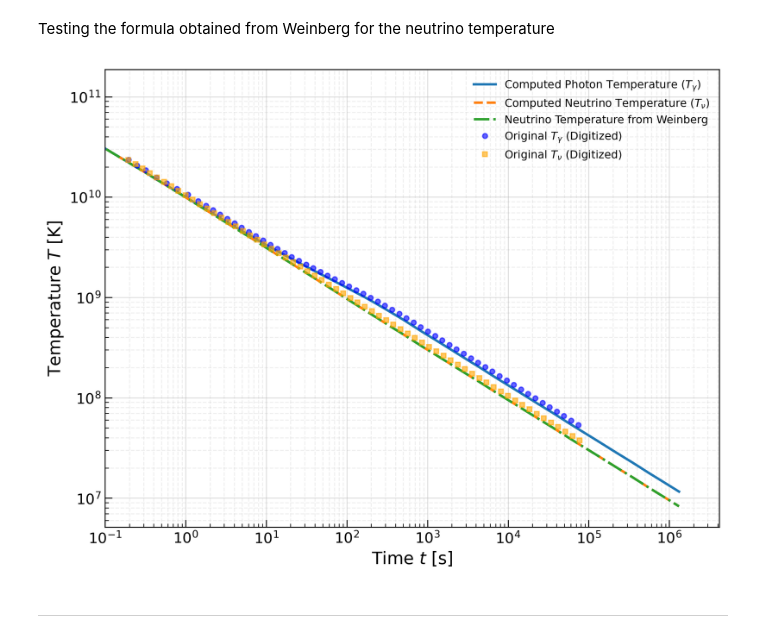
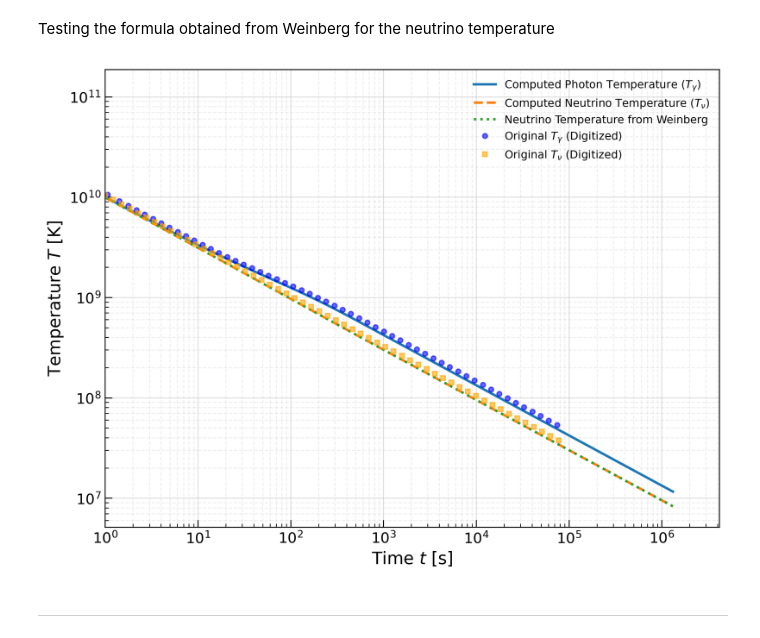
Before and after one commit to Booritth-Balaji/Dark-Matter-Thesis, a Jupyter notebook: Codes-and-Data/BBN-simple-recreated.ipynb, the cells around one changed output. Saved outputs shown, nothing was run; the diff lists cells and outputs as text; code cells hidden in the pictures.

```diff
--- a/Codes-and-Data/BBN-simple-recreated.ipynb
+++ b/Codes-and-Data/BBN-simple-recreated.ipynb
@@ -329,36 +331,36 @@ T_gamma_digitized = np.loadtxt('digitized-plots/BBN-simple-plots/Tnu-and-Tgamma/
 
 # Create a figure with a standard scientific aspect ratio
 plt.figure(figsize=(8, 6), dpi=300)
 
 # Plot the computed temperatures
 plt.loglog(t, MeVtoK(T), label=r'Computed Photon Temperature ($T_\gamma$)', linewidth=2)
 plt.loglog(t, MeVtoK(Tnu), label=r'Computed Neutrino Temperature ($T_\nu$)', linewidth=2, linestyle='--')
-plt.loglog(t, MeVtoK(Tnu_weinberg), label=r'Neutrino Temperature from Weinberg', linewidth=2, linestyle='-.')
+plt.loglog(t, MeVtoK(Tnu_weinberg), label=r'Neutrino Temperature from Weinberg', linewidth=2, linestyle=':')
 
 # Plot the digitized original data (multiplying by 1e9 since digitized data is in T9)
 plt.loglog(T_gamma_digitized[:, 0], 1e9 * T_gamma_digitized[:, 1], 'o', label=r'Original $T_\gamma$ (Digitized)', markersize=4, alpha=0.6, color='blue')
 plt.loglog(T_nu_digitized[:, 0], 1e9 * T_nu_digitized[:, 1], 's', label=r'Original $T_\nu$ (Digitized)', markersize=4, alpha=0.6, color='orange')
 
 # Axis limits and labels
-plt.xlim(left=0.1) # Keeping your lower limit constraint
+plt.xlim(left=1) # Keeping your lower limit constraint
 plt.xlabel(r'Time $t$ [s]', fontsize=14)
 plt.ylabel(r'Temperature $T$ [K]', fontsize=14)
 
 # Tick parameters for paper-quality
 plt.tick_params(axis='both', which='major', labelsize=12, length=6, direction='in')
 plt.tick_params(axis='both', which='minor', length=3, direction='in')
 
 # Add grid lines for easier reading on a log-log plot
 plt.grid(True, which="major", ls="-", alpha=0.4)
 plt.grid(True, which="minor", ls="--", alpha=0.2)
 
 # Legend without an intrusive frame
 plt.legend(fontsize=9, frameon=False)
 
 plt.tight_layout()
 plt.show()
 # %% [output]
-[figure, old version]
+[figure, new version]
 # %% [markdown]
 ---
 # %% [markdown]
```
Also changed, not shown: parts of 34 cells of this notebook, 6 other files.
